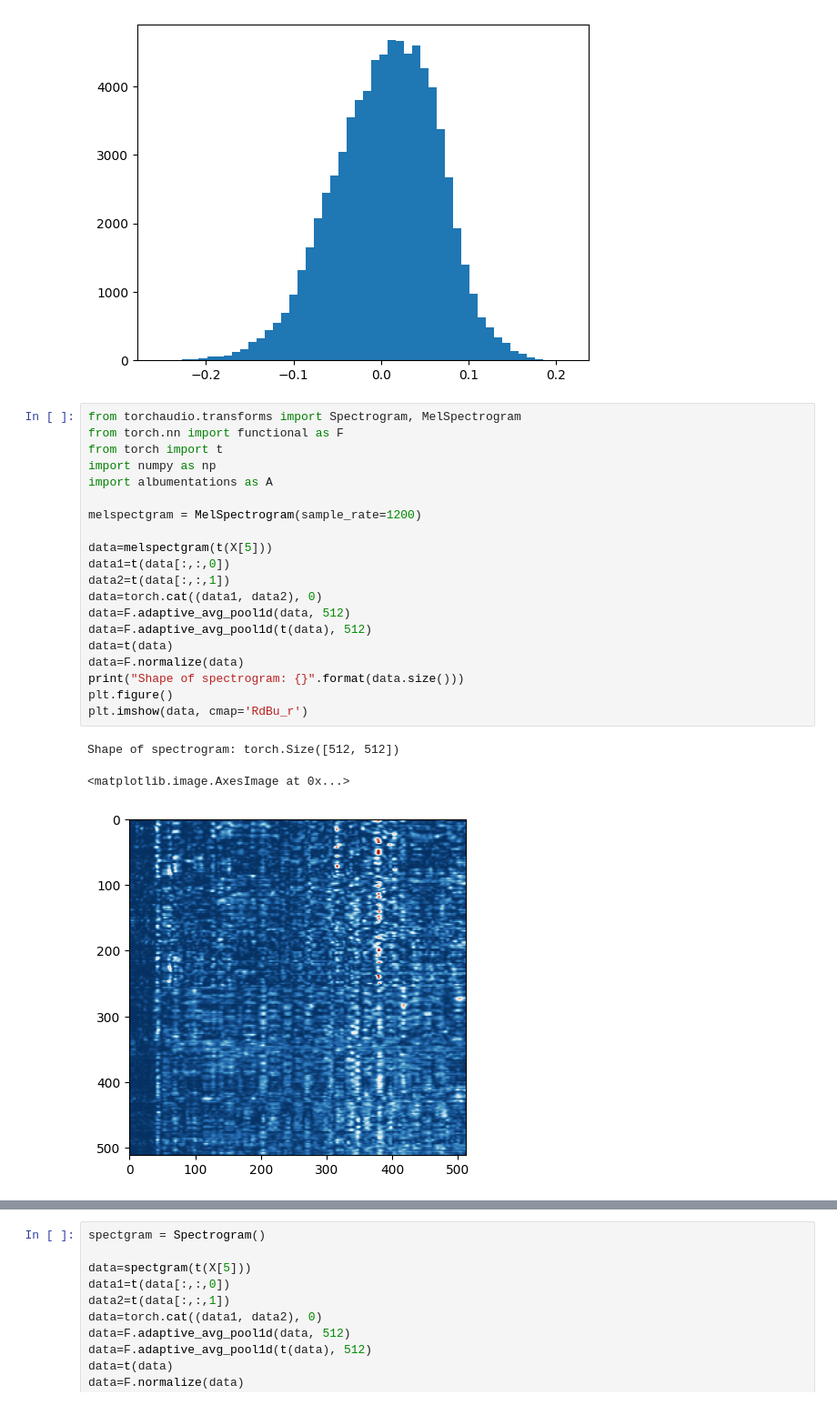
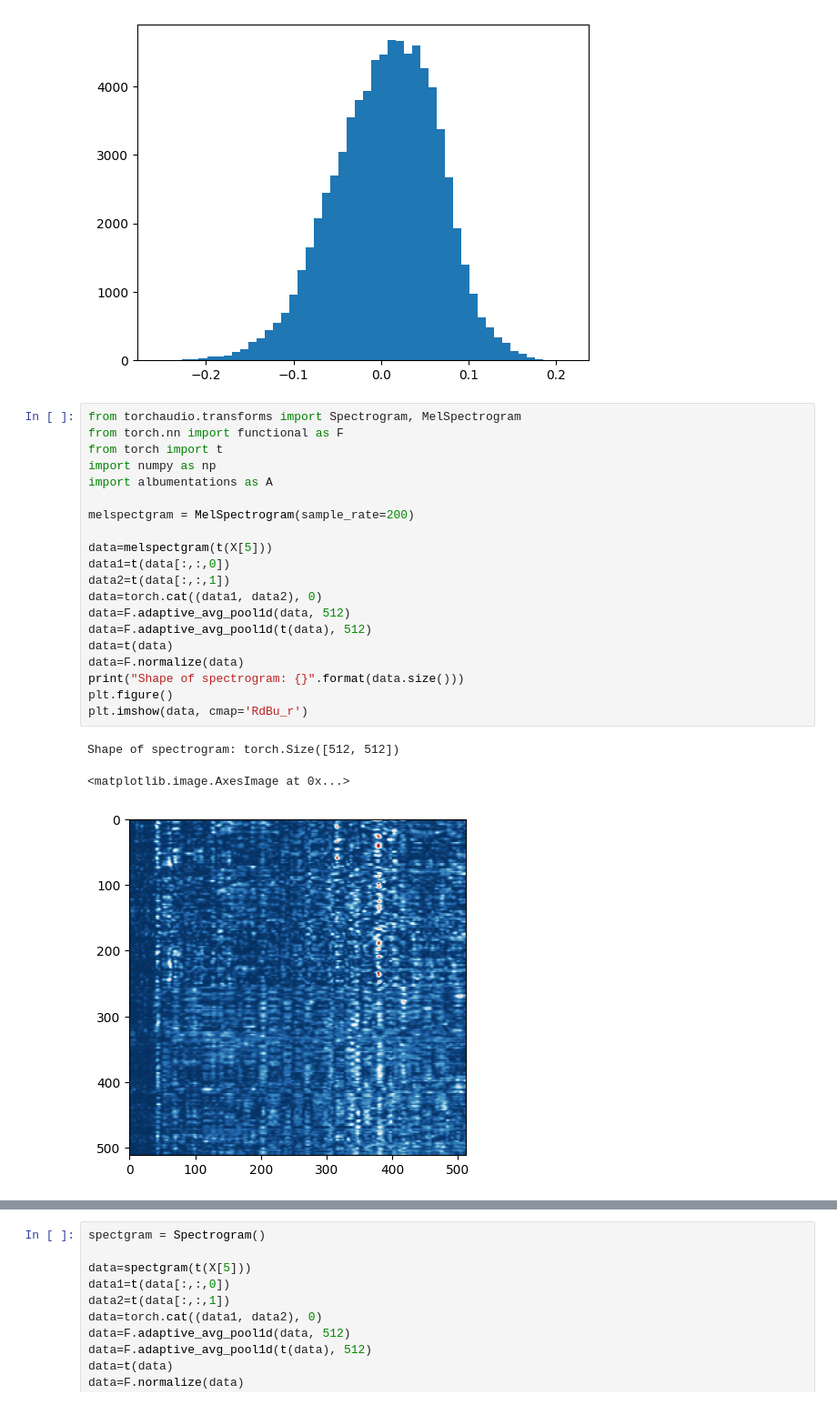
Before and after one commit to thousand-co/dl_lecture_competition_pub, a Jupyter notebook: MEG_EDA2.ipynb, the cells around one changed output, grey strips where cells are left out. Shown at 91% size. Cells and saved outputs as stored; diff of their text form.

Commit message:
sampling rate 200hz

```diff
--- a/MEG_EDA2.ipynb
+++ b/MEG_EDA2.ipynb
@@ -153,27 +153,27 @@ plt.hist(output.detach().numpy().flatten(), bins=50)
 # %%
 from torchaudio.transforms import Spectrogram, MelSpectrogram
 from torch.nn import functional as F
 from torch import t
 import numpy as np
 import albumentations as A
 
-melspectgram = MelSpectrogram(sample_rate=1200)
+melspectgram = MelSpectrogram(sample_rate=200)
 
 data=melspectgram(t(X[5]))
 data1=t(data[:,:,0])
 data2=t(data[:,:,1])
 data=torch.cat((data1, data2), 0)
 data=F.adaptive_avg_pool1d(data, 512)
 data=F.adaptive_avg_pool1d(t(data), 512)
 data=t(data)
 data=F.normalize(data)
 print("Shape of spectrogram: {}".format(data.size()))
 plt.figure()
 plt.imshow(data, cmap='RdBu_r')
 # %% [output]
 Shape of spectrogram: torch.Size([512, 512])
 <matplotlib.image.AxesImage at 0x...>
-[figure, old version]
+[figure, new version]
 # %%
 plt.hist(data.flatten(), bins=50)
 # %% [output]
```
Also changed, not shown: parts of 10 cells of this notebook, 4 other files.
